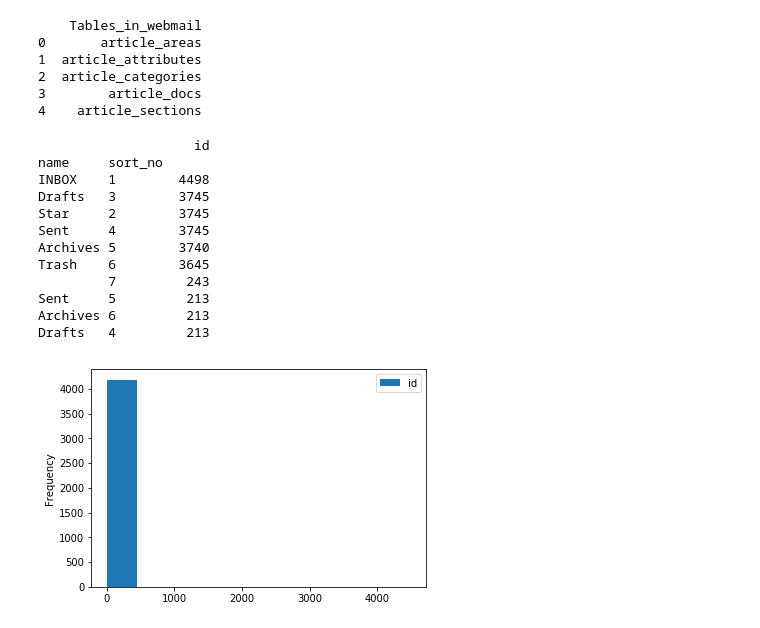
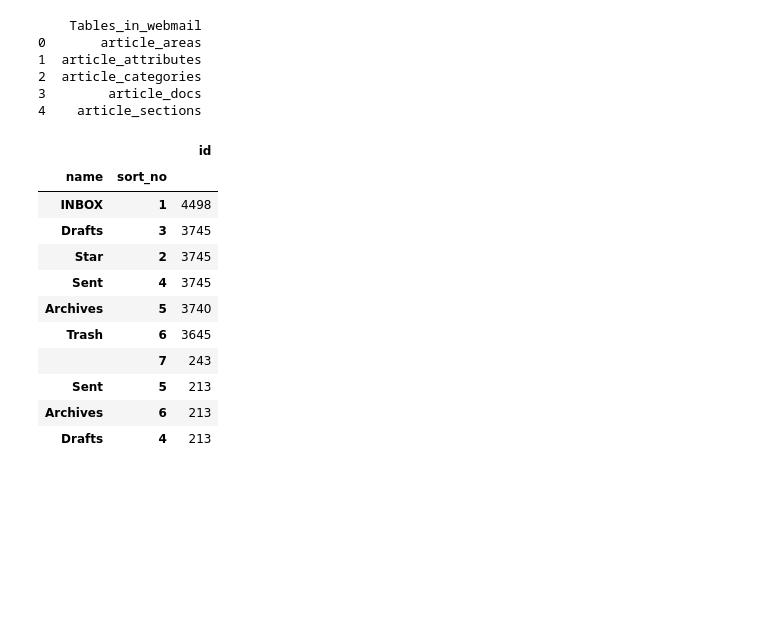
Before and after one commit to ftakao2007/python, a Jupyter notebook: jupyter_notebook/pandas_test.ipynb, the cells around one changed output. Cells and saved outputs as stored; diff of their text form; code cells hidden in the pictures; blank space fills up the shorter version.

```diff
--- a/jupyter_notebook/pandas_test.ipynb
+++ b/jupyter_notebook/pandas_test.ipynb
@@ -420,35 +420,28 @@ con.close()
 # %%
 import MySQLdb
 import pandas.io.sql as mysql
 con = MySQLdb.connect(database='webmail', host='10.136.3.175', user='joruri', passwd='pass')
-#sql = "select id, state, name_en from sys_users;"
-sql = "select * from gw_webmail_mailboxes;"
-df = mysql.read_sql(sql, con)
-
-#print (df.head(3))
+gw_webmail_mailboxes = mysql.read_sql("select * from gw_webmail_mailboxes;", con)
 
 ### idとstateが同じものの数をカウント
 #print (df[['id','state','name_en']].groupby(['id', 'state']).count().head(5))
 
-### stateがenabled, disablesになっている数
-#print (df.head(5))
-state_disabled_enabled = (df[['id','name','sort_no']].groupby(['name','sort_no']).count())
-#print (state_disabled_enabled .head(5))
-#print (state_disabled_enabled.sort_values(by='id', ascending=False).head(10))
-print (state_disabled_enabled.sort_values(by='id', ascending=False).head(10))
-state_disabled_enabled.plot(kind='hist')
-con.close()
+### nameとsort_noを1セット(集計をしない列)としてid(集計対象の列)の数をカウント
+state_disabled_enabled = (gw_webmail_mailboxes[['id','name','sort_no']].groupby(['name','sort_no']).count())
+#state_disabled_enabled.head(5)
+
+### idの数が多い順でsort
+state_disabled_enabled.sort_values(by='id', ascending=False).head(10)
 # %% [output]
-                    id
-name     sort_no
-INBOX    1        4498
-Drafts   3        3745
-Star     2        3745
-Sent     4        3745
-Archives 5        3740
-Trash    6        3645
-         7         243
-Sent     5         213
-Archives 6         213
-Drafts   4         213
-[figure, removed]
+|  |  | id |
+| name | sort_no |  |
+| INBOX | 1 | 4498 |
+| Drafts | 3 | 3745 |
+| Star | 2 | 3745 |
+| Sent | 4 | 3745 |
+| Archives | 5 | 3740 |
+| Trash | 6 | 3645 |
+|  | 7 | 243 |
+| Sent | 5 | 213 |
+| Archives | 6 | 213 |
+| Drafts | 4 | 213 |
```
Also changed, not shown: parts of 2 cells of this notebook.
